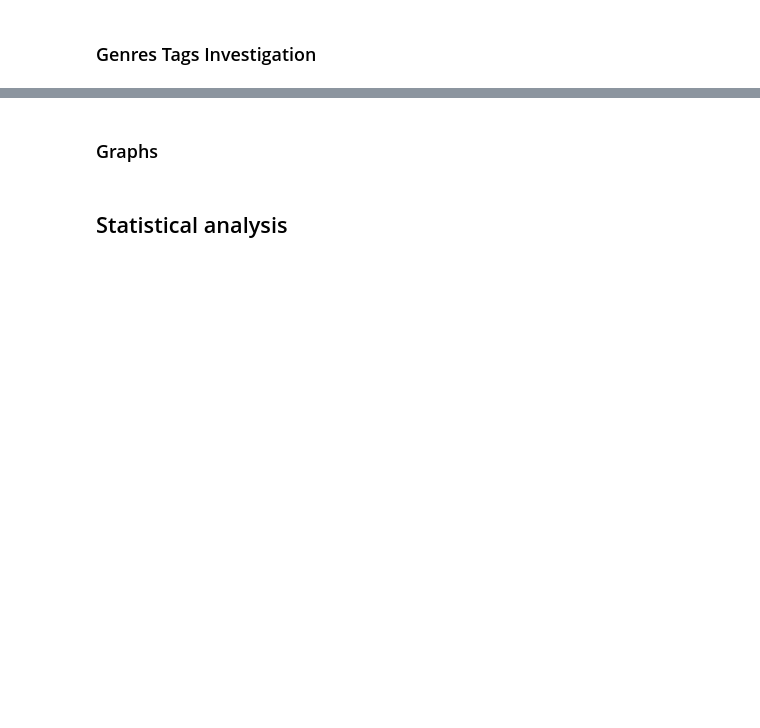
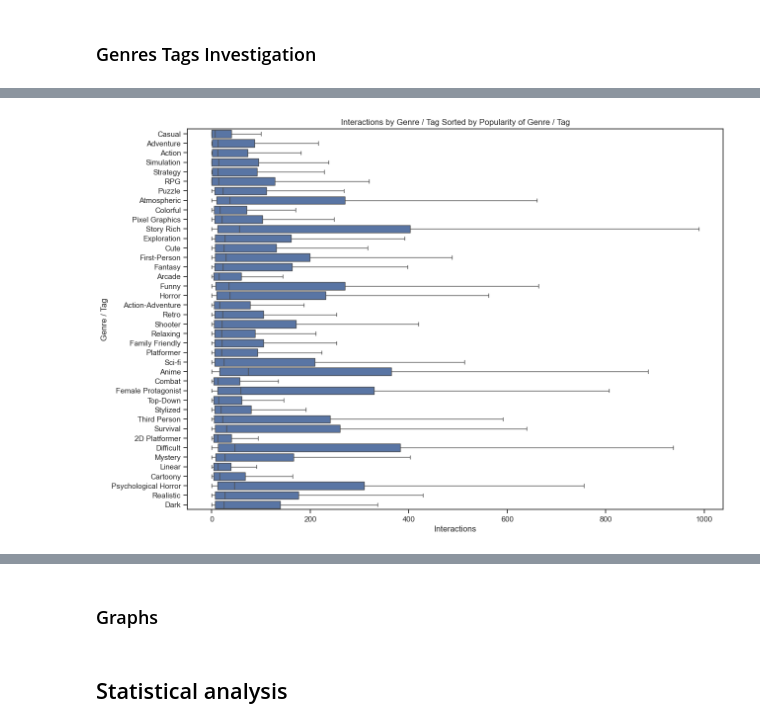
Before and after one commit to Tomasz5792/Data_Analytics_-_Summative_1, a Jupyter notebook: Summative_1.ipynb, the cells around one changed output, grey strips where cells are left out. Saved outputs shown, nothing was run; the diff lists cells and outputs as text; code cells hidden in the pictures; blank space fills up the shorter version.

```diff
--- a/Summative_1.ipynb
+++ b/Summative_1.ipynb
@@ -563,0 +572,10 @@ games_plus_tags_df.head(8)
+# %%
+genres_tags_filtered_df = games_plus_tags_df[~games_plus_tags_df['Genre / Tags'].isin([
+    'Singleplayer', 'Multiplayer', 'Early Access', 'Free To Play',
+    'Massively Multiplayer', 'MMORPG', 'PvP', 'PvE', '2D', '3D', 'Indie',
+    'Classic','Reboot', 'Lara Croft', 'Masterpiece', 'Mod', 'Online Co-Op', 'Local Co-Op', 'Split Screen',
+    'Shared/Split Screen', 'Controller', 'Steam Cloud', 'Remote Play Together', 'Remote Play on Phone', 'Remote Play on Tablet', 'Remote Play on TV',
+    'Well Written', 'Sequel', 'Prequel', 'Remake', 'Remastered', 'DLC', 'Expansion', 'Soundtrack', 'Early Access', 'Free To Play', 'Cult Classic',
+    'Kickstarter', '3D Vision', '4 Player Local', '4 Player Online', '4 Player Co-Op', 'Steam Machine', 'TrackIR', 'VR', 'Virtual Reality', 'Oculus Rift', 'HTC Vive', 'Valve Index', 'Windows Mixed Reality'
+    'Free To Play', 'Benchmark', 'Touch-Friendly', 'Moddable', 'Animation & Moddeling', 'TrackIR', 'Games Workshop', 'Free to Play', 'Competitive', 'Episodic'
+    ])]
@@ -563,0 +608,24 @@ games_plus_tags_df.head(8)
+# %%
+sns.set_theme(style="ticks")
+
+top_genres_tags = genres_tags_filtered_df['Genre / Tags'].value_counts().head(40).index
+
+plot_df = genres_tags_filtered_df[genres_tags_filtered_df['Genre / Tags'].isin(top_genres_tags)]
+
+plt.figure(figsize=(14, 10))
+
+ax = sns.boxplot(
+    data=plot_df,
+    x="Interactions",
+    y="Genre / Tags",
+    showfliers=False,
+    order=top_genres_tags
+)
+
+ax.set_title("Interactions by Genre / Tag Sorted by Popularity of Genre / Tag")
+ax.set_xlabel("Interactions")
+ax.set_ylabel("Genre / Tag")
+
+plt.show()
+# %% [output]
+[figure, added]
```
Also changed, not shown: parts of 35 cells of this notebook.
